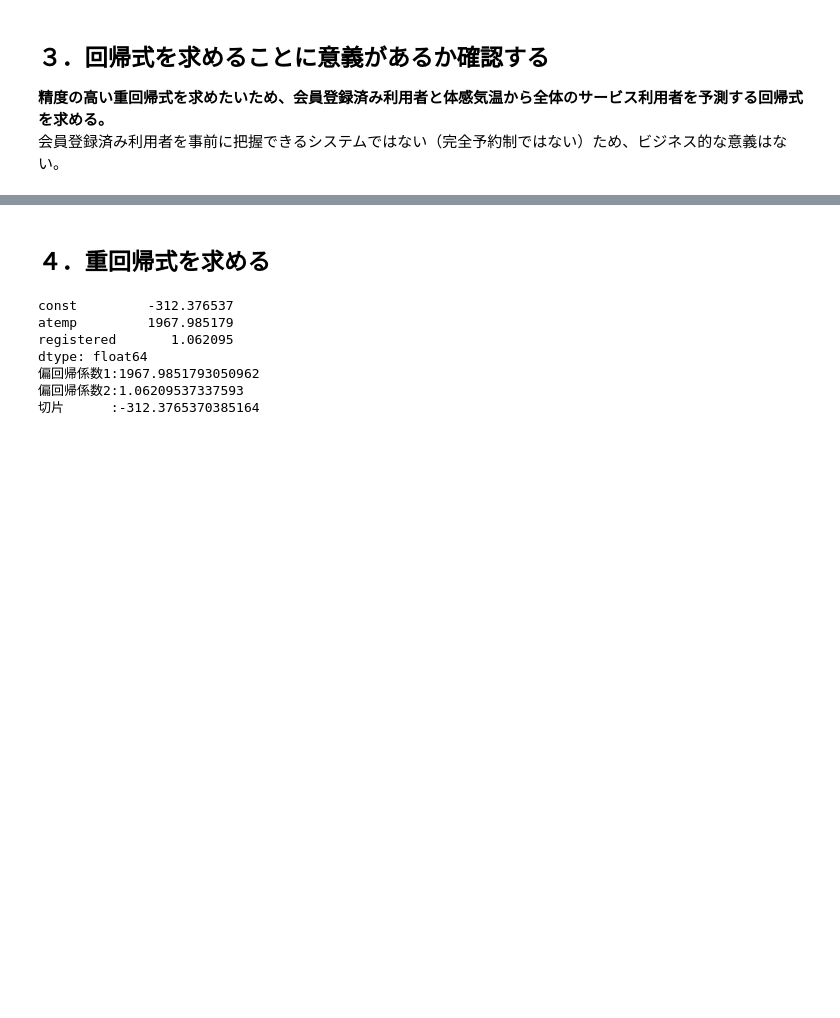
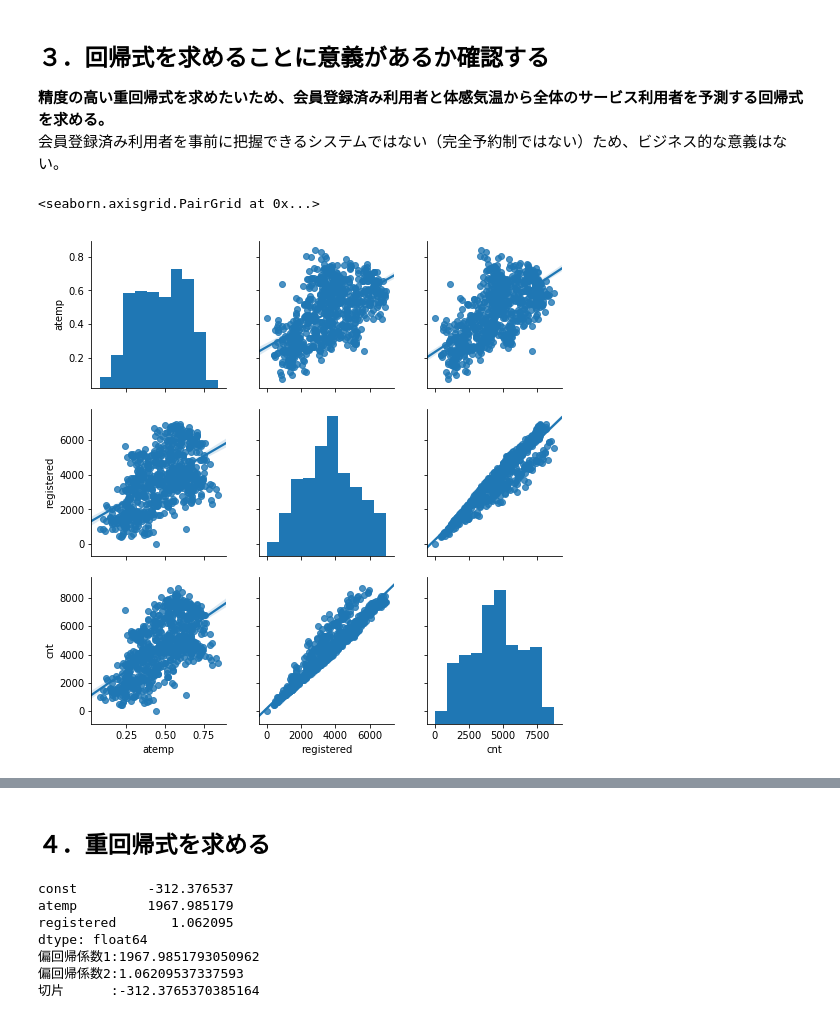
Before and after one commit to selectfromwhere/Data_Analysis_Methods, a Jupyter notebook: Multiple_Linear_Regression/Multiple_Linear_Regression_Discovery.ipynb, the cells around one changed output, grey strips where cells are left out. Drawn from its saved outputs; the diff is of its cells as text; code cells hidden in the pictures; blank space fills up the shorter version.

```diff
--- a/Multiple_Linear_Regression/Multiple_Linear_Regression_Discovery.ipynb
+++ b/Multiple_Linear_Regression/Multiple_Linear_Regression_Discovery.ipynb
@@ -100,6 +112,13 @@ for i in range(len(col_name)-1):
 **精度の高い重回帰式を求めたいため、会員登録済み利用者と体感気温から全体のサービス利用者を予測する回帰式を求める。**
 会員登録済み利用者を事前に把握できるシステムではない（完全予約制ではない）ため、ビジネス的な意義はない。
 # %%
-# 説明変数と目的変数のみを抽出
+# 説明変数は会員登録済み利用者と体感気温の２項とし、分布をプロットして確認する
+plt2d_df = df[['atemp','registered','cnt']]
 plt3d_df = df[['weathersit','atemp','registered','cnt']]
+# %%
+# ２次元散布図を確認する
+sns.pairplot(plt2d_df, kind = "reg")
+# %% [output]
+<seaborn.axisgrid.PairGrid at 0x...>
+[figure, added]
 # %%
```
Also changed, not shown: parts of 14 cells of this notebook.
